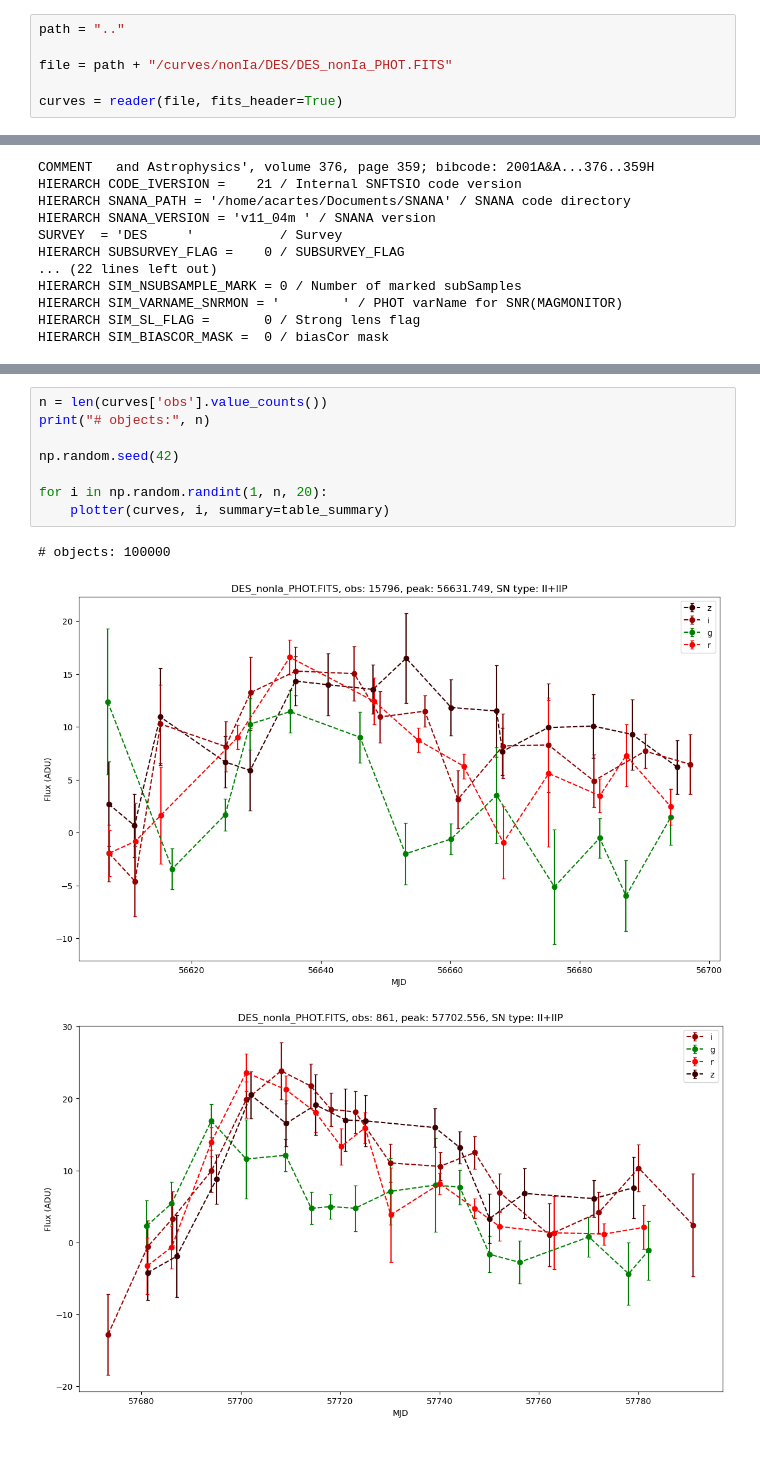
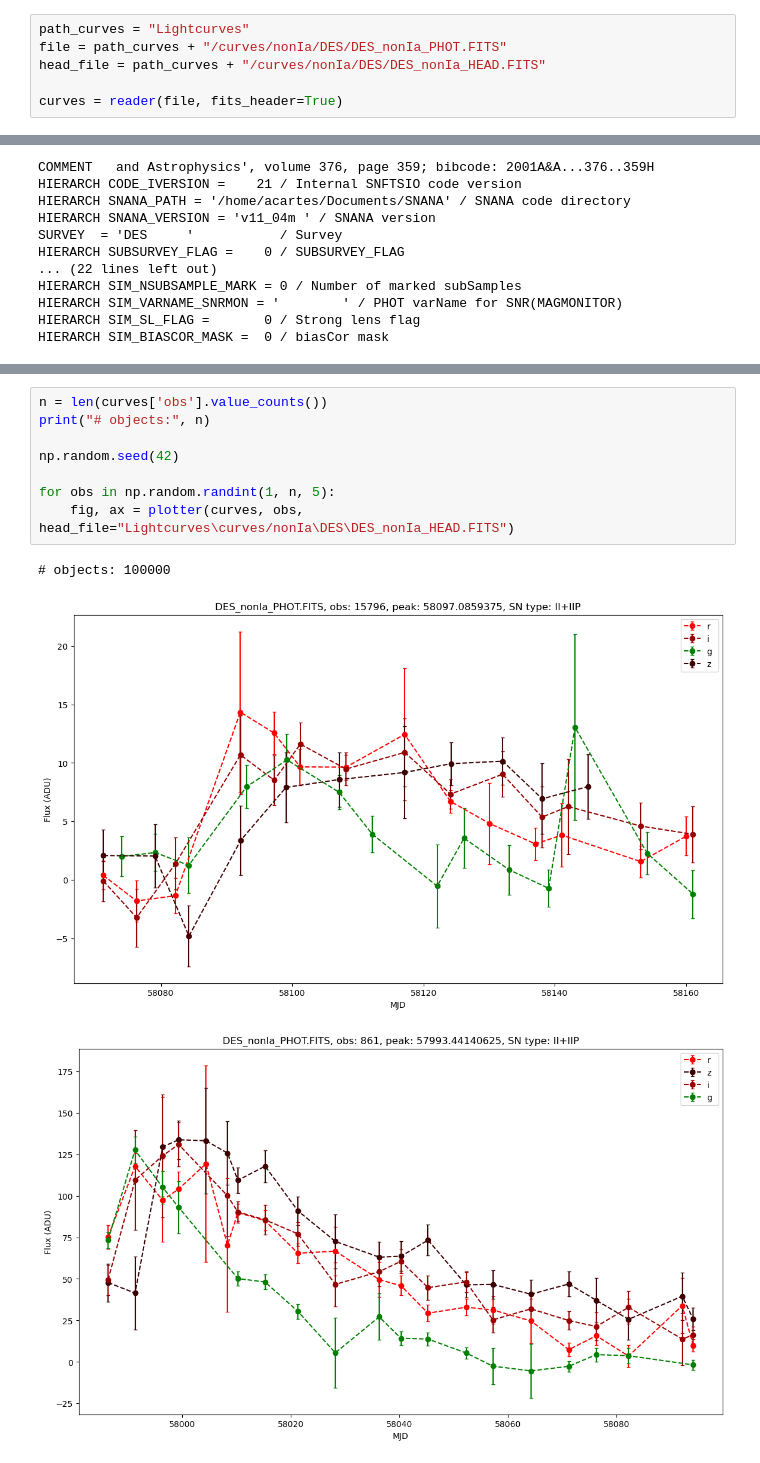
Before and after one commit to ale-cartes/Supernovae-Complete-Pipeline, a Jupyter notebook: Lightcurves/nonIa/DES/nonIa_DES_curves.ipynb, the cells around one changed output, grey strips where cells are left out. Saved outputs shown, nothing was run; the diff lists cells and outputs as text.

Commit message:
now it is possible to analyze single light curves

```diff
--- a/Lightcurves/nonIa/DES/nonIa_DES_curves.ipynb
+++ b/Lightcurves/nonIa/DES/nonIa_DES_curves.ipynb
@@ -11,9 +11,9 @@ from utils import *
 # %% [output]
 c:\Users\aleja\Desktop\Supernovae Pipeline\Supernovae-Complete-Pipeline
 # %%
-path = ".."
-
-file = path + "/curves/nonIa/DES/DES_nonIa_PHOT.FITS"
+path_curves = "Lightcurves"
+file = path_curves + "/curves/nonIa/DES/DES_nonIa_PHOT.FITS"
+head_file = path_curves + "/curves/nonIa/DES/DES_nonIa_HEAD.FITS"
 
 curves = reader(file, fits_header=True)
 # %% [output]
@@ -57,12 +47,12 @@ curves
 # %%
 n = len(curves['obs'].value_counts())
 print("# objects:", n)
 
 np.random.seed(42)
 
-for i in np.random.randint(1, n, 20):
-    plotter(curves, i, summary=table_summary)
+for obs in np.random.randint(1, n, 5):
+    fig, ax = plotter(curves, obs, head_file="Lightcurves\curves/nonIa\DES\DES_nonIa_HEAD.FITS")
 # %% [output]
 # objects: 100000
-[figure, old version]
+[figure, new version]
-[figure, old version]
+[figure, new version]
```
Also changed, not shown: parts of 6 cells of this notebook, 2 other files.
